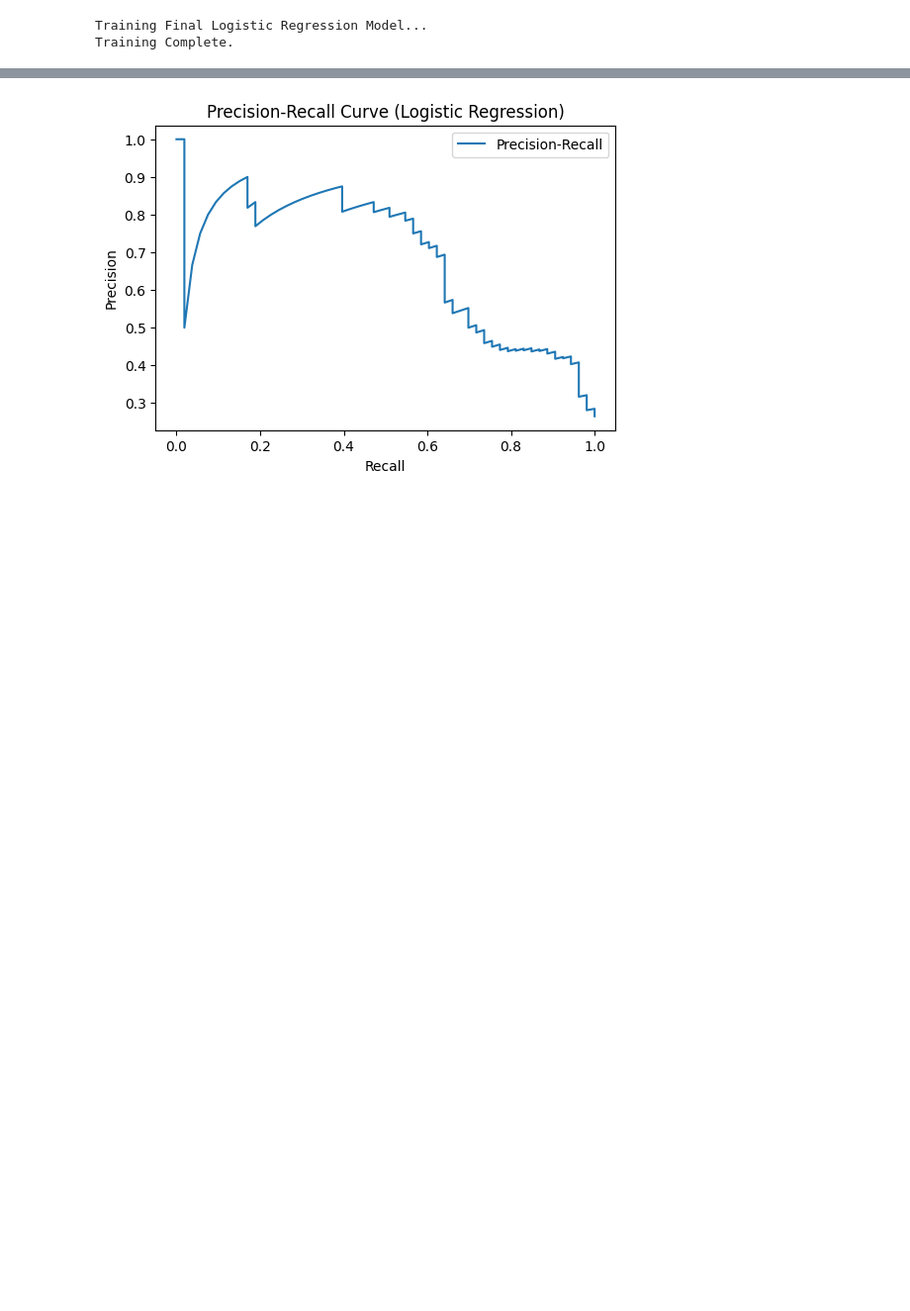
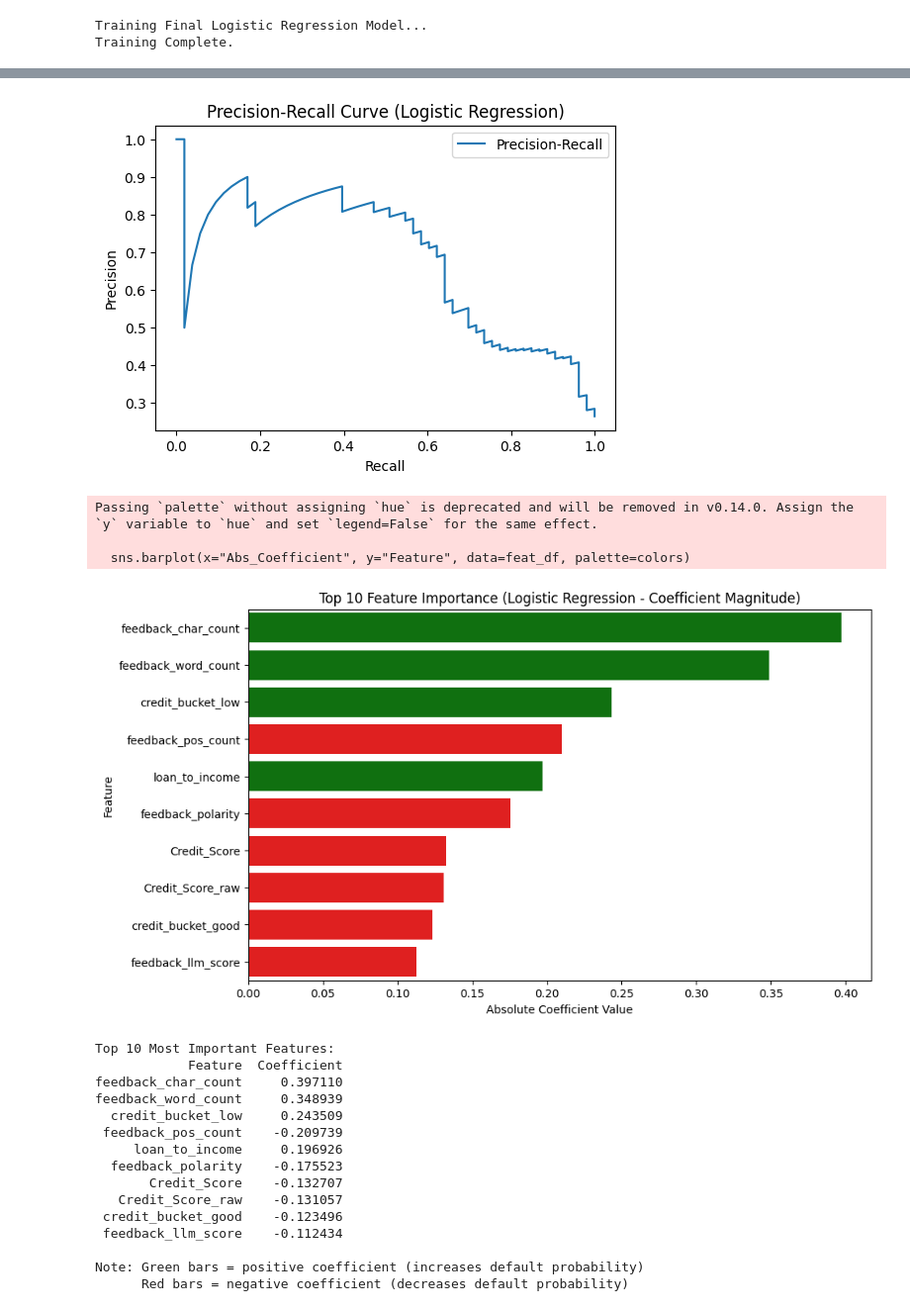
Before and after one commit to PoisonDarterz/wie3007_assignment, a Jupyter notebook: group_project.ipynb, the cells around one changed output, grey strips where cells are left out. Shown at 99% size. Saved outputs shown, nothing was run; the diff lists cells and outputs as text; code cells hidden in the pictures; blank space fills up the shorter version.

Commit message:
feature important

```diff
--- a/group_project.ipynb
+++ b/group_project.ipynb
@@ -1421,30 +1421,73 @@ plt.ylabel("True Positive Rate")
 plt.title("ROC Curve (Logistic Regression)")
 plt.legend()
 plt.show()
 
 # Precision-Recall Curve
 prec, rec, _ = precision_recall_curve(y_test, y_proba)
 plt.figure(figsize=(6,4))
 plt.plot(rec, prec, label="Precision-Recall")
 plt.xlabel("Recall")
 plt.ylabel("Precision")
 plt.title("Precision-Recall Curve (Logistic Regression)")
 plt.legend()
 plt.show()
+
+# Coefficient-based Feature Importance
+# Extract coefficients from the logistic regression model
+lr_model = lr_pipeline.named_steps['lr']
+coefficients = lr_model.coef_[0]  # Get coefficients for the positive class
+
+# Use absolute values for importance (magnitude of impact)
+feat_df = pd.DataFrame({
+    "Feature": X.columns,
+    "Coefficient": coefficients,
+    "Abs_Coefficient": np.abs(coefficients)
+}).sort_values(by="Abs_Coefficient", ascending=False).head(10)
+
+plt.figure(figsize=(10,6))
+colors = ['green' if c > 0 else 'red' for c in feat_df['Coefficient']]
+sns.barplot(x="Abs_Coefficient", y="Feature", data=feat_df, palette=colors)
+plt.title("Top 10 Feature Importance (Logistic Regression - Coefficient Magnitude)")
+plt.xlabel("Absolute Coefficient Value")
+plt.show()
+
+print("\nTop 10 Most Important Features:")
+print(feat_df[['Feature', 'Coefficient']].to_string(index=False))
+print("\nNote: Green bars = positive coefficient (increases default probability)")
+print("      Red bars = negative coefficient (decreases default probability)")
 # %% [output]
 Final Model Accuracy: 83.50%
 ROC AUC: 0.8392
 RMSE: 0.3666
 
 --- Classification Report ---
               precision    recall  f1-score   support
 
            0       0.84      0.97      0.90       147
            1       0.83      0.47      0.60        53
 
     accuracy                           0.83       200
    macro avg       0.83      0.72      0.75       200
 weighted avg       0.83      0.83      0.82       200
 [figure]
 [figure]
 [figure]
+Passing `palette` without assigning `hue` is deprecated and will be removed in v0.14.0. Assign the `y` variable to `hue` and set `legend=False` for the same effect.
+
+  sns.barplot(x="Abs_Coefficient", y="Feature", data=feat_df, palette=colors)
+[figure, added]
+Top 10 Most Important Features:
+            Feature  Coefficient
+feedback_char_count     0.397110
+feedback_word_count     0.348939
+  credit_bucket_low     0.243509
+ feedback_pos_count    -0.209739
+     loan_to_income     0.196926
+  feedback_polarity    -0.175523
+       Credit_Score    -0.132707
+   Credit_Score_raw    -0.131057
+ credit_bucket_good    -0.123496
+ feedback_llm_score    -0.112434
+
+Note: Green bars = positive coefficient (increases default probability)
+      Red bars = negative coefficient (decreases default probability)
```
